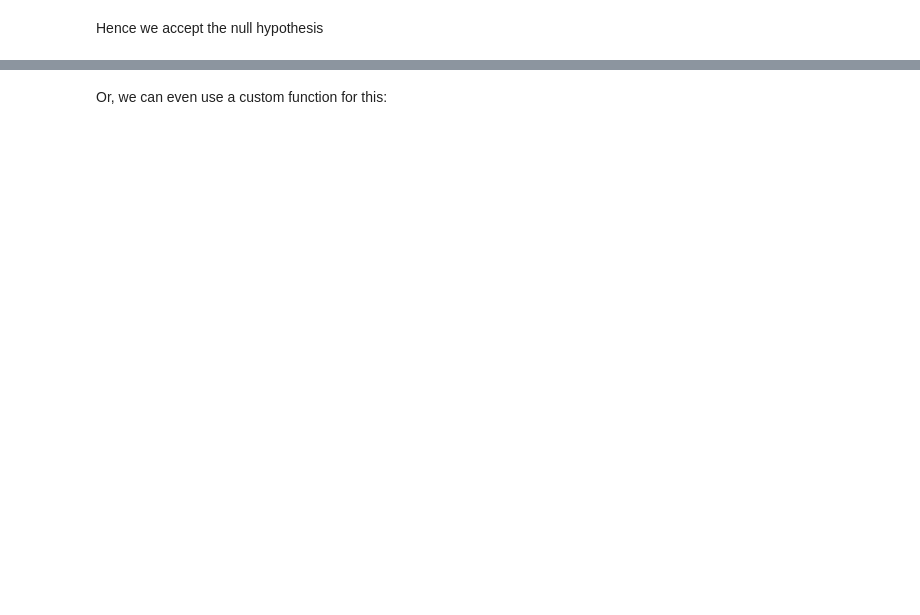
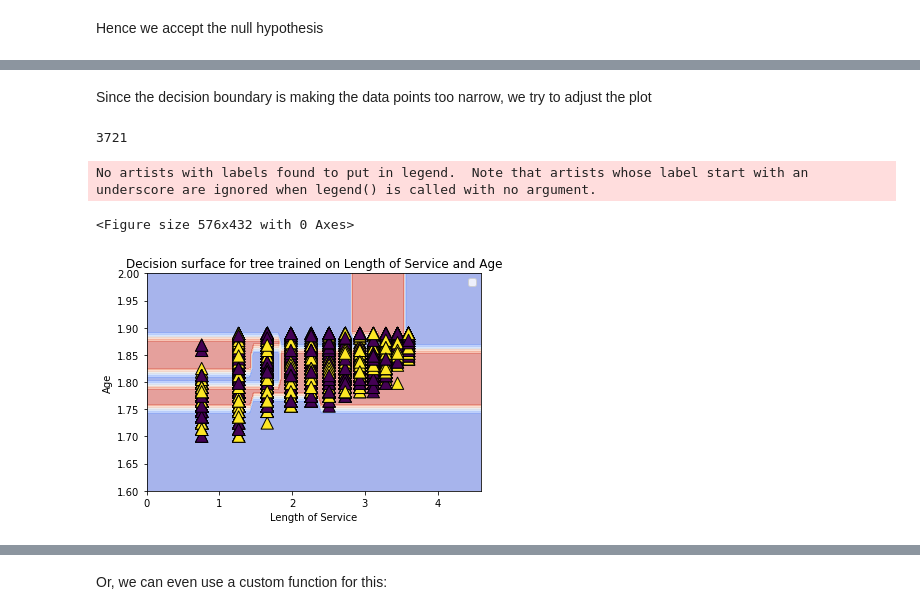
Before and after one commit to SamuelkohP04/Machine-Learning-with-HR-Analytics, a Jupyter notebook: ML_Assignment_2.ipynb, the cells around one changed output, grey strips where cells are left out. Drawn from its saved outputs; the diff is of its cells as text; code cells hidden in the pictures; blank space fills up the shorter version.

```diff
--- a/ML_Assignment_2.ipynb
+++ b/ML_Assignment_2.ipynb
@@ -466,0 +524,49 @@ plt.show()
+# %% [markdown]
+Since the decision boundary is making the data points too narrow, we try to adjust the plot
+# %%
+X_train['length_of_service'][y_train == 1].count()
+# %% [output]
+3721
+# %%
+import matplotlib.pyplot as plt
+from sklearn.inspection import DecisionBoundaryDisplay
+from sklearn.tree import DecisionTreeClassifier
+
+# Choosing the columns for the plot
+X_train_cols = X_train[['length_of_service', 'age']]
+xlabel = 'Length of Service'
+ylabel = 'Age'
+
+SEED = 42
+# Creating and fitting the tree classifier
+classifier = DecisionTreeClassifier(max_depth=6,
+                                    random_state=SEED).fit(X_train_cols, y_train)
+
+# Set the figure size
+plt.figure(figsize=(8, 6))
+
+# Plotting the tree boundaries
+disp = DecisionBoundaryDisplay.from_estimator(classifier,
+                                              X_train_cols,
+                                              response_method="predict",
+                                              xlabel=xlabel, ylabel=ylabel,
+                                              alpha=0.5,
+                                              cmap=plt.cm.coolwarm)
+
+# Customizing the size and spread of data points with different colors for each class
+disp.ax_.scatter(X_train['length_of_service'], X_train['age'], c=y_train, edgecolors='k', marker='^', s=150, linewidth=1)
+#disp.ax_.scatter(X_train['length_of_service'][y_train == 1], X_train['age'][y_train == 1], c='red', edgecolors='k', marker='^', s=150, linewidth=1, label='Class 1')
+
+# Manually set the limits of the axes
+disp.ax_.set_xlim(0, 4.6)  # Adjust the range based on your data
+disp.ax_.set_ylim(1.6, 2)  # Adjust the range based on your data
+
+# Add legend
+disp.ax_.legend()
+
+plt.title(f"Decision surface for tree trained on {xlabel} and {ylabel}")
+plt.show()
+# %% [output]
+No artists with labels found to put in legend.  Note that artists whose label start with an underscore are ignored when legend() is called with no argument.
+<Figure size 576x432 with 0 Axes>
+[figure, added]
```
Also changed, not shown: parts of 27 cells of this notebook, 1 other file.
